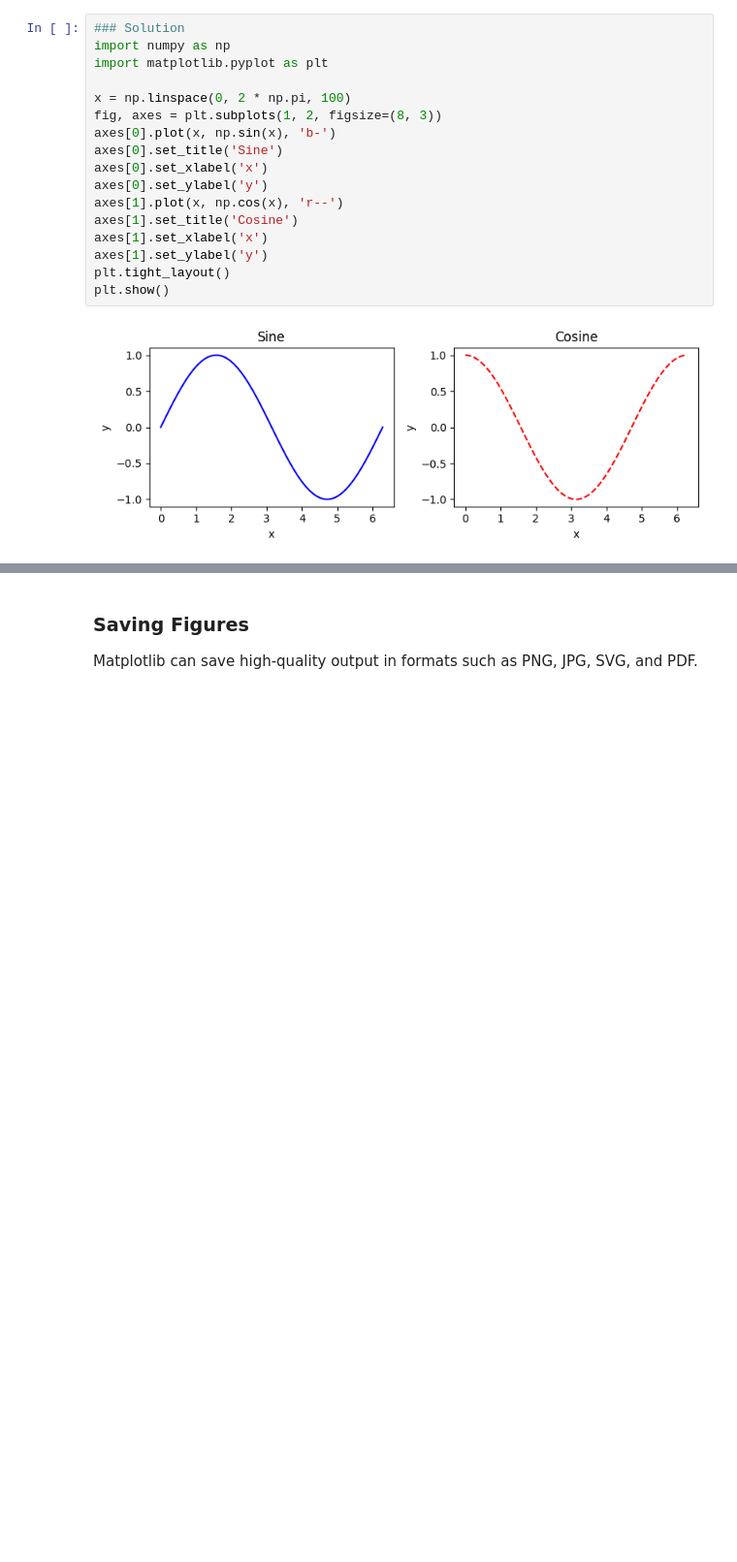
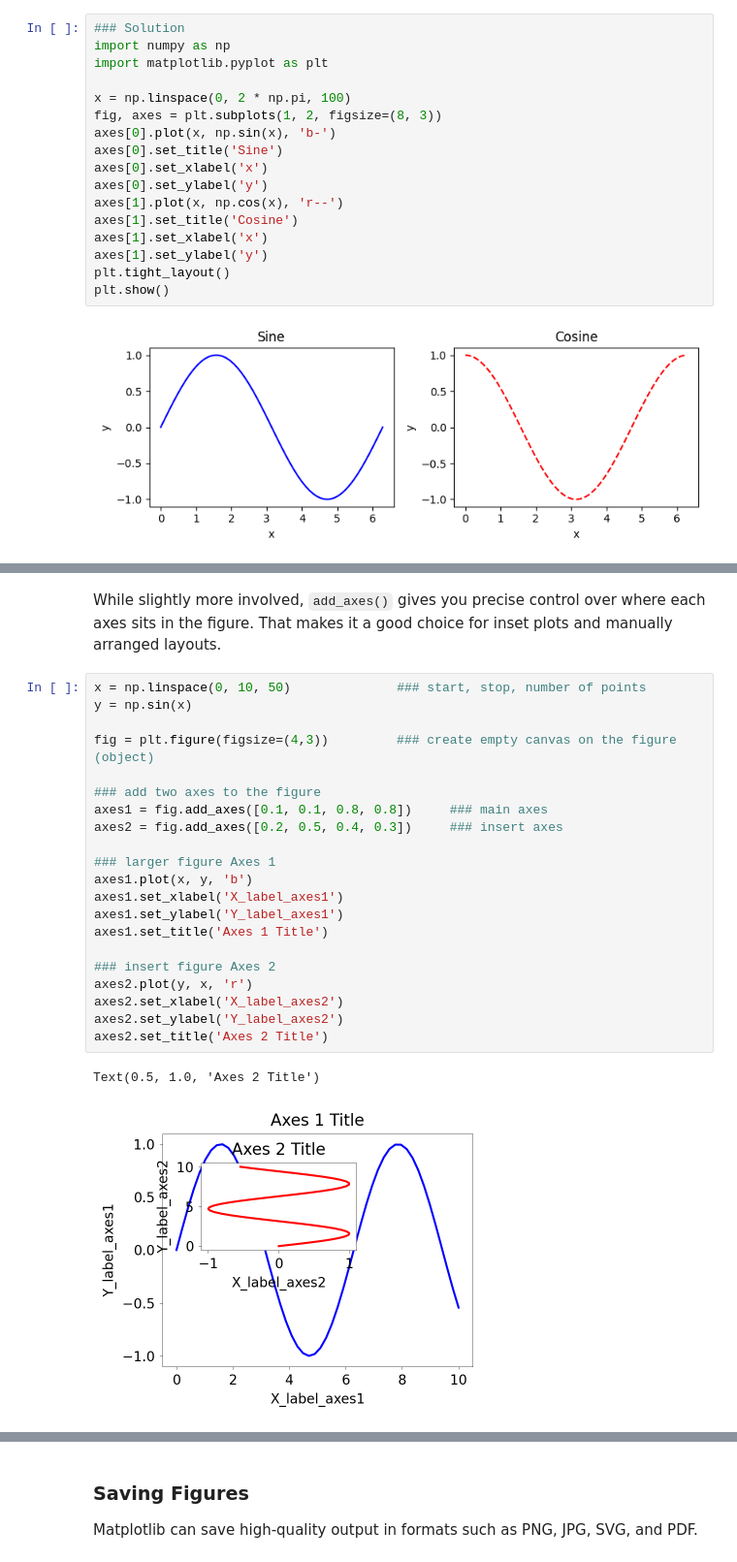
Before and after one commit to tychen742/dsm, a Jupyter notebook: chapters/06-matplotlib/0602-figures-axes.ipynb, the cells around one changed output, grey strips where cells are left out. Shown at 97% size. Saved outputs shown, nothing was run; the diff lists cells and outputs as text; blank space fills up the shorter version.

```diff
--- a/chapters/06-matplotlib/0602-figures-axes.ipynb
+++ b/chapters/06-matplotlib/0602-figures-axes.ipynb
@@ -192,0 +216,27 @@ plt.show()
+# %% [markdown]
+
+While slightly more involved, `add_axes()` gives you precise control over where each axes sits in the figure. That makes it a good choice for inset plots and manually arranged layouts.
+# %%
+x = np.linspace(0, 10, 50)              ### start, stop, number of points
+y = np.sin(x)
+
+fig = plt.figure(figsize=(4,3))         ### create empty canvas on the figure (object)
+
+### add two axes to the figure
+axes1 = fig.add_axes([0.1, 0.1, 0.8, 0.8])     ### main axes
+axes2 = fig.add_axes([0.2, 0.5, 0.4, 0.3])     ### insert axes
+
+### larger figure Axes 1
+axes1.plot(x, y, 'b')
+axes1.set_xlabel('X_label_axes1')
+axes1.set_ylabel('Y_label_axes1')
+axes1.set_title('Axes 1 Title')
+
+### insert figure Axes 2
+axes2.plot(y, x, 'r')
+axes2.set_xlabel('X_label_axes2')
+axes2.set_ylabel('Y_label_axes2')
+axes2.set_title('Axes 2 Title')
+# %% [output]
+Text(0.5, 1.0, 'Axes 2 Title')
+[figure, added]
```
Also changed, not shown: parts of 17 cells of this notebook, 6 other files.
